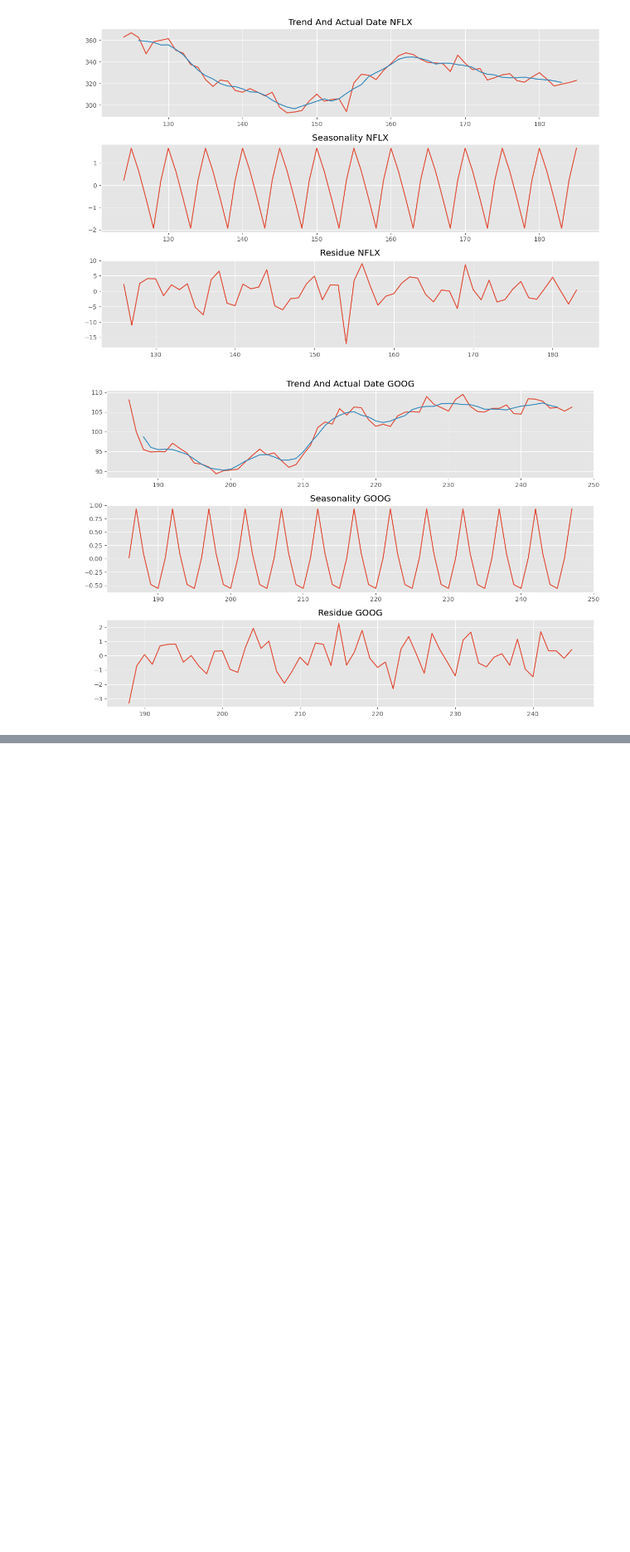
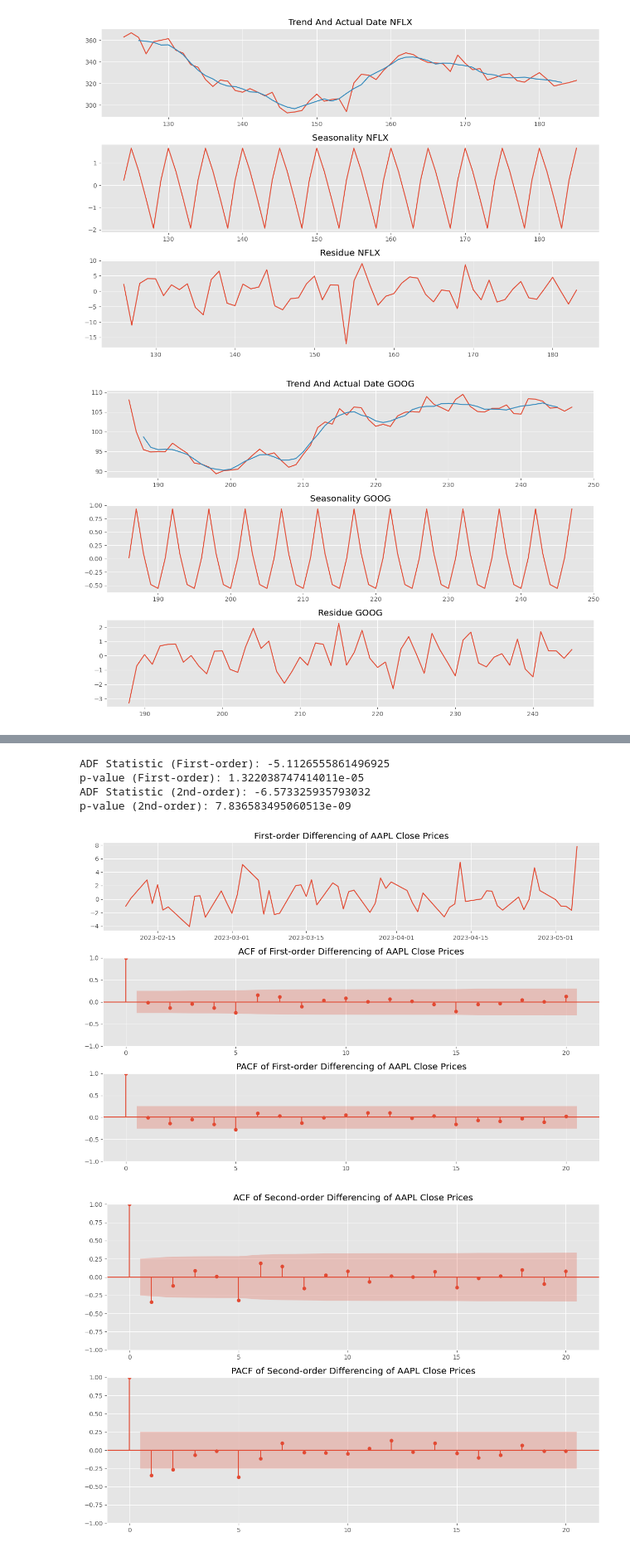
Before and after one commit to wp225/Data_Science_Practice, a Jupyter notebook: Time-Series /time_series_analysis.ipynb, the cells around one changed output, grey strips where cells are left out. Shown at 83% size. Saved outputs shown, nothing was run; the diff lists cells and outputs as text; code cells hidden in the pictures; blank space fills up the shorter version.

Commit message:
ACF and PACF

```diff
--- a/Time-Series /time_series_analysis.ipynb
+++ b/Time-Series /time_series_analysis.ipynb
@@ -247,0 +169,59 @@ plt.show()
+# %%
+from statsmodels.tsa.stattools import adfuller
+adf_result_1 = adfuller(series['Differencing-1'].dropna())
+print('ADF Statistic (First-order):', adf_result_1[0])
+print('p-value (First-order):', adf_result_1[1])
+
+adf_result_2 = adfuller(series['Differencing-2'].dropna())
+print('ADF Statistic (2nd-order):', adf_result_2[0])
+print('p-value (2nd-order):', adf_result_2[1])
+# %% [output]
+ADF Statistic (First-order): -5.1126555861496925
+p-value (First-order): 1.322038747414011e-05
+ADF Statistic (2nd-order): -6.573325935793032
+p-value (2nd-order): 7.836583495060513e-09
+# %%
+import numpy as np
+import pandas as pd
+import matplotlib.pyplot as plt
+from statsmodels.graphics.tsaplots import plot_acf, plot_pacf
+
+# Plotting the differenced series
+plt.figure(figsize=(12, 8))
+
+# Plot first-order differenced series
+plt.subplot(3, 1, 1)
+plt.plot(series['Differencing-1'])
+plt.title('First-order Differencing of AAPL Close Prices')
+
+# Plot ACF for first-order differenced series
+plt.subplot(3, 1, 2)
+plot_acf(series['Differencing-1'].dropna(), lags=20, ax=plt.gca())
+plt.title('ACF of First-order Differencing of AAPL Close Prices')
+
+# Plot PACF for first-order differenced series
+plt.subplot(3, 1, 3)
+plot_pacf(series['Differencing-1'].dropna(), lags=20, ax=plt.gca())
+plt.title('PACF of First-order Differencing of AAPL Close Prices')
+
+plt.tight_layout()
+plt.show()
+
+# Plot ACF and PACF for second-order differenced series
+plt.figure(figsize=(12, 8))
+
+# Plot ACF for second-order differenced series
+plt.subplot(2, 1, 1)
+plot_acf(series['Differencing-2'].dropna(), lags=20, ax=plt.gca())
+plt.title('ACF of Second-order Differencing of AAPL Close Prices')
+
+# Plot PACF for second-order differenced series
+plt.subplot(2, 1, 2)
+plot_pacf(series['Differencing-2'].dropna(), lags=20, ax=plt.gca())
+plt.title('PACF of Second-order Differencing of AAPL Close Prices')
+
+plt.tight_layout()
+plt.show()
+# %% [output]
+[figure, added]
+[figure, added]
```
Also changed, not shown: parts of 16 cells of this notebook, 3 other files.
